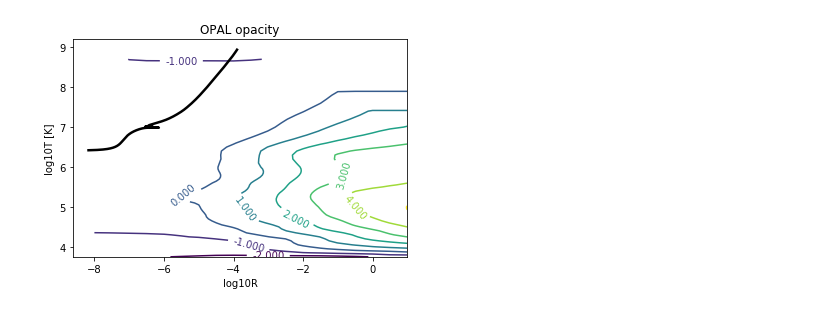
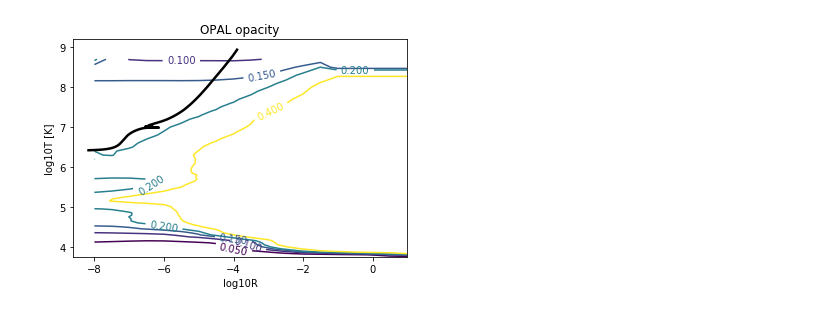
Before and after one commit to kakashiyama/ws35wind, a Jupyter notebook: opal/plt_rhoTkappa.ipynb, the cells around one changed output. Saved outputs shown, nothing was run; the diff lists cells and outputs as text; code cells hidden in the pictures.

```diff
--- a/opal/plt_rhoTkappa.ipynb
+++ b/opal/plt_rhoTkappa.ipynb
@@ -30,35 +30,35 @@ log10R = np.linspace(-8.0,1.0,19)
 ##################################
 # Read wind profile                                               #
 ##################################
 df = pd.read_table('../inshot.dat', header = None)
 
 inshot_tmp = np.array(df[0])
 inshot = []
 for dmy in inshot_tmp:
     ddmy = dmy.split()
     ddmy = [float(x) for x in ddmy]
     inshot.append(ddmy)
 inshot = np.array(inshot)
 
 rw = inshot[:,5]
 Tw = inshot[:, 7]
 rhow = inshot[:, 8]
 Rw = rhow/(Tw/1.0e6)**3.
 ##################################
 
 ##################################
 # Plot                                                                     #
 ##################################
 fig, ax = plt.subplots()
-CS = ax.contour(log10R, log10T, kappa)
+CS = ax.contour(log10R, log10T, 10**kappa,levels = [0.05,0.1,0.15,0.2,0.4])
 ax.clabel(CS, inline=1, fontsize=10)
 ax.plot(np.log10(Rw),np.log10(Tw), linewidth = 2.5, c = 'k')
 plt.xlabel('log10R')
 plt.ylabel('log10T [K]')
 plt.title('OPAL opacity')
 plt.show()
 # %% [output]
-[figure, old version]
+[figure, new version]
 # %%
 ##################################
 # Read fitted opal opacity                                   #
```
Also changed, not shown: parts of 2 cells of this notebook.
